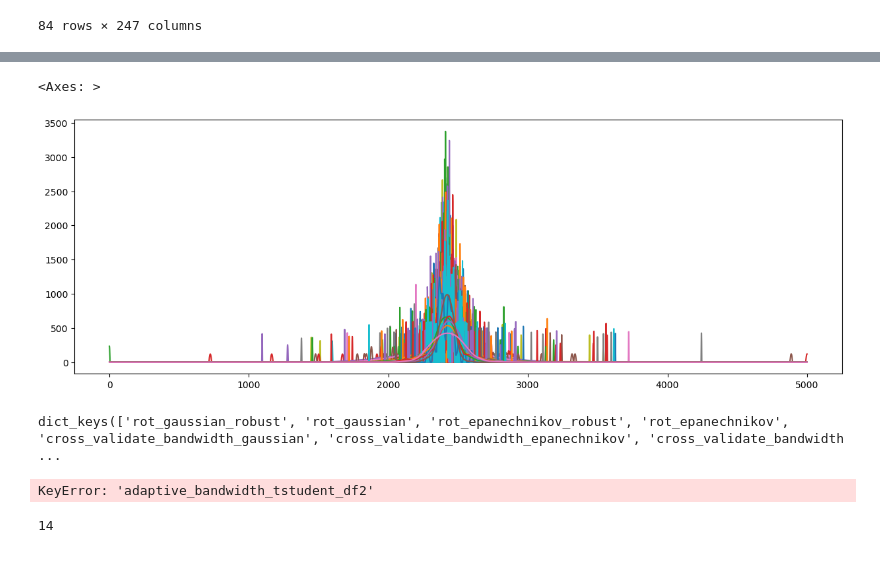
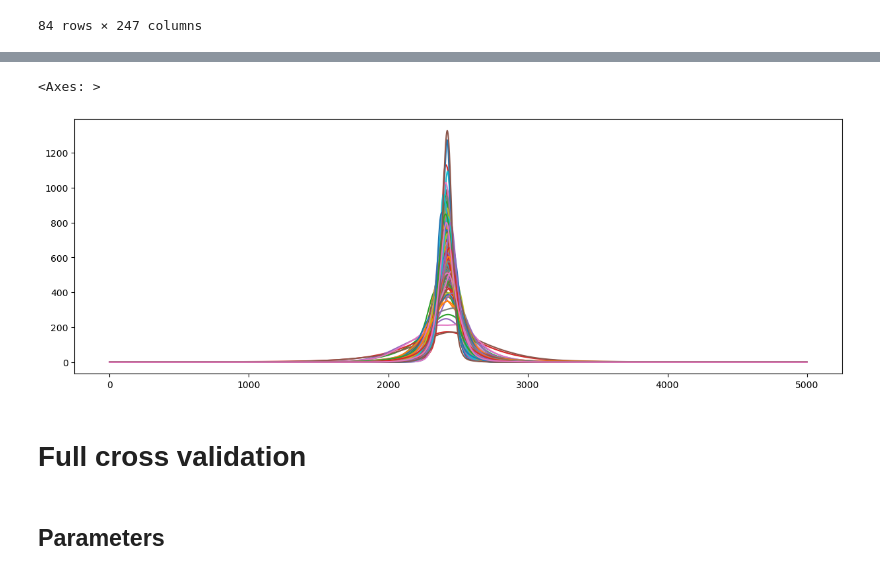
Before and after one commit to matheus-vizzotto/densities4risk, a Jupyter notebook: notebooks/13_cross_validation.ipynb, the cells around one changed output, grey strips where cells are left out. Drawn from its saved outputs; the diff is of its cells as text; code cells hidden in the pictures.

Commit message:
initialize cross-validation

```diff
--- a/notebooks/13_cross_validation.ipynb
+++ b/notebooks/13_cross_validation.ipynb
@@ -77,7 +79,7 @@ adaptive_grid_t = {
 }
 
 # 2. Combine grids and build the dictionary
-BANDWIDTH_CONFIGS = {}
+density_param_grid = {}
 
 for grid in [rot_grid, lcv_sklearn_grid, lcv_t_grid, adaptive_grid, adaptive_grid_t]:
     for params in ParameterGrid(grid):
@@ -94,4 +96,4 @@ for grid in [rot_grid, lcv_sklearn_grid, lcv_t_grid, adaptive_grid, adaptive_gri
         if "h" in params: key_parts.append(f"h{params['h']}") # Distinguish different pilot h values
 
         name = "_".join(key_parts).replace("-", "").replace(".", "") # Remove dots for cleaner keys
-        BANDWIDTH_CONFIGS[name] = params
+        density_param_grid[name] = params
@@ -98,6 +102,6 @@ for grid in [rot_grid, lcv_sklearn_grid, lcv_t_grid, adaptive_grid, adaptive_gri
 # %%
 results = {}
-for name, params in BANDWIDTH_CONFIGS.items():
+for name, params in density_param_grid.items():
     print(f"Processing configuration: {name}")
 
     # 1. Generate Bandwidths
@@ -132,17 +168,9 @@ Processing configuration: rot_gaussian_robust
 # %%
-results['cross_validate_bandwidth_epanechnikov']["df_densities"].plot(legend=False, figsize=(15,5))
+results['adaptive_bandwidth_tstudent_df5']["df_densities"].plot(legend=False, figsize=(15,5))
 # %% [output]
 <Axes: >
-[figure, old version]
+[figure, new version]
-# %%
-results.keys()
-# %% [output]
-dict_keys(['rot_gaussian_robust', 'rot_gaussian', 'rot_epanechnikov_robust', 'rot_epanechnikov', 'cross_validate_bandwidth_gaussian', 'cross_validate_bandwidth_epanechnikov', 'cross_validate_bandwidth ...
-# %%
-results['adaptive_bandwidth_tstudent_df2']["df_densities"].plot(legend=False, figsize=(15,5))
-# %% [output]
-KeyError: 'adaptive_bandwidth_tstudent_df2'
-# %%
-len(results.keys())
-# %% [output]
-14
+# %% [markdown]
+# Full cross validation
+# %% [markdown]
+## Parameters
```
Also changed, not shown: parts of 8 cells of this notebook, 4 other files.
